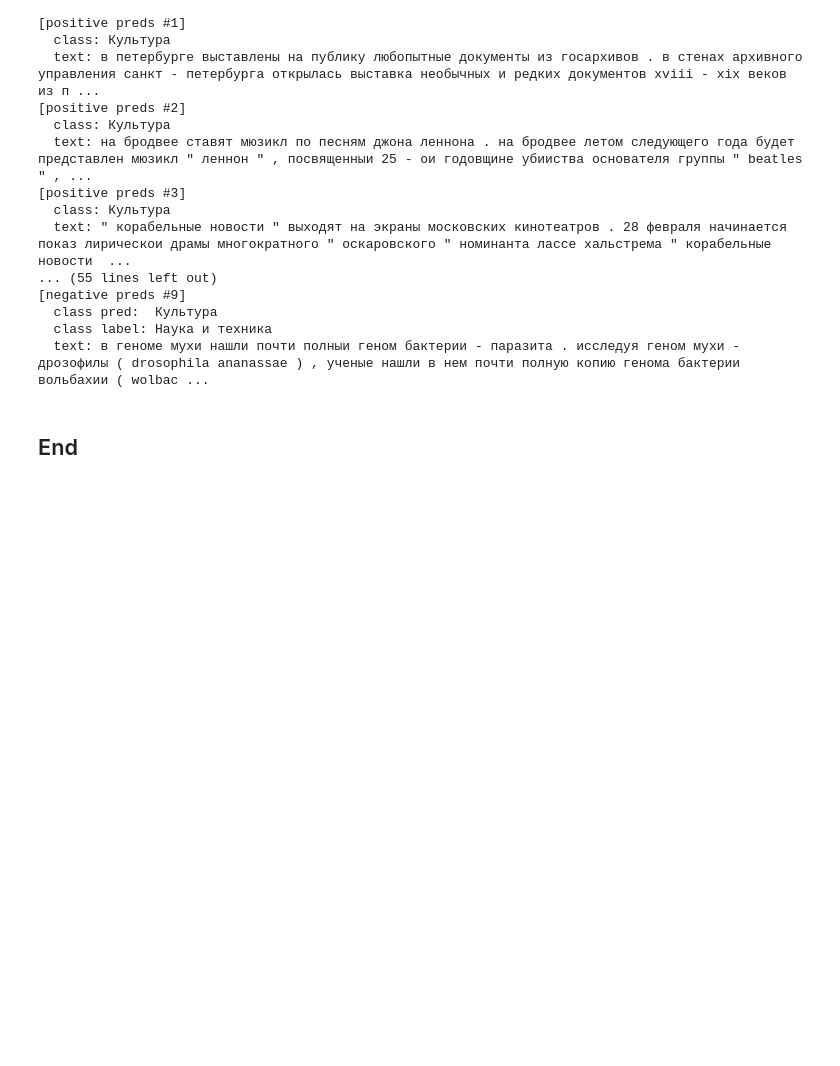
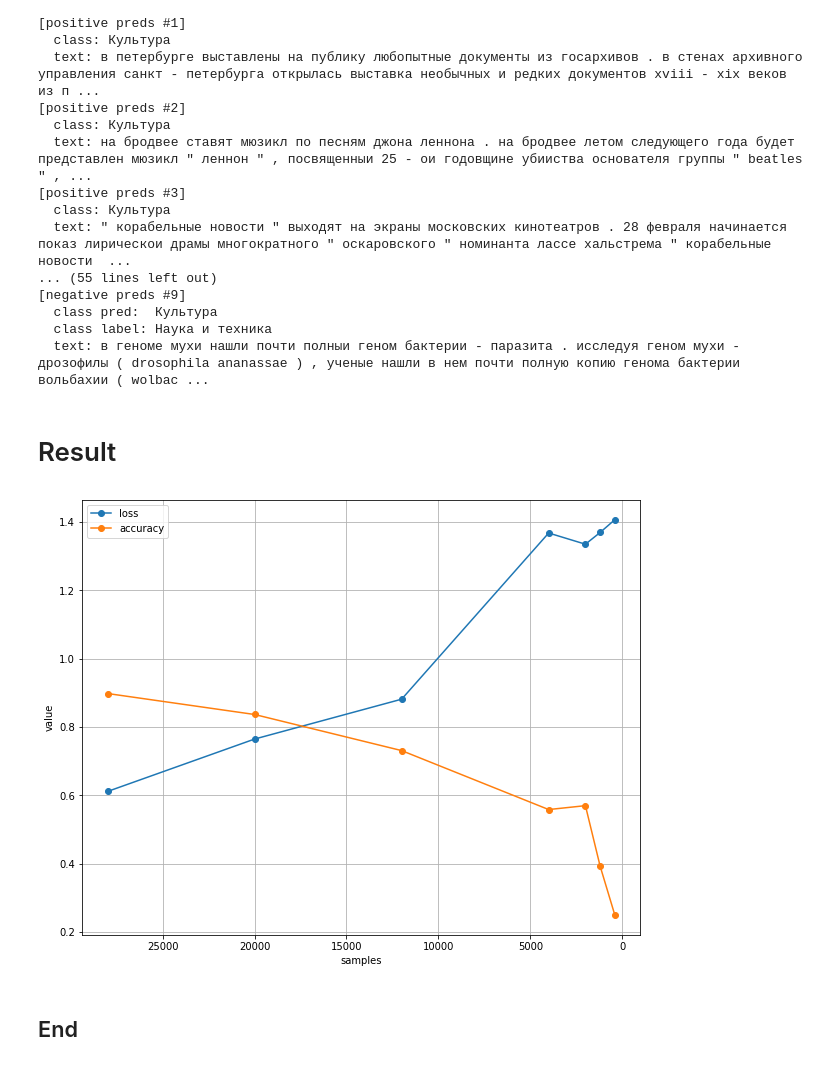
Before and after one commit to VadimAspirin/nlp, a Jupyter notebook: BERT_news_classificator_tests.ipynb, the cells around one changed output. Drawn from its saved outputs; the diff is of its cells as text; code cells hidden in the pictures; blank space fills up the shorter version.

Commit message:
BERT_news_classificator_tests.ipynb: add results

```diff
--- a/BERT_news_classificator_tests.ipynb
+++ b/BERT_news_classificator_tests.ipynb
@@ -1646,5 +1646,31 @@ print_predict_result(test_labels, test_preds, tokenizer, prediction_data, topic_
   class pred:  Культура
   class label: Наука и техника
   text: в геноме мухи нашли почти полныи геном бактерии - паразита . исследуя геном мухи - дрозофилы ( drosophila ananassae ) , ученые нашли в нем почти полную копию генома бактерии вольбахии ( wolbac ...
+# %% [markdown]
+# Result
+# %%
+import matplotlib.pyplot as plt
+
+c = [28000, 20000, 12000, 4000, 2000, 1200, 400]
+loss = [0.61159, 0.76500, 0.88170, 1.36820, 1.33542, 1.36978, 1.40721]
+acc = [0.8983, 0.8369, 0.7312, 0.5586, 0.57, 0.3928, 0.2498]
+
+plt.figure(figsize=(10,8))
+
+plt.plot(c, loss, label="loss", marker='o')
+plt.plot(c, acc, label="accuracy", marker='o')
+
+plt.grid(axis='y')
+plt.grid(axis='x')
+
+plt.xlabel("samples")
+plt.ylabel("value")
+plt.legend(loc="upper left")
+
+plt.gca().invert_xaxis()
+
+plt.show()
+# %% [output]
+[figure, added]
 # %% [markdown]
 ## End
```
